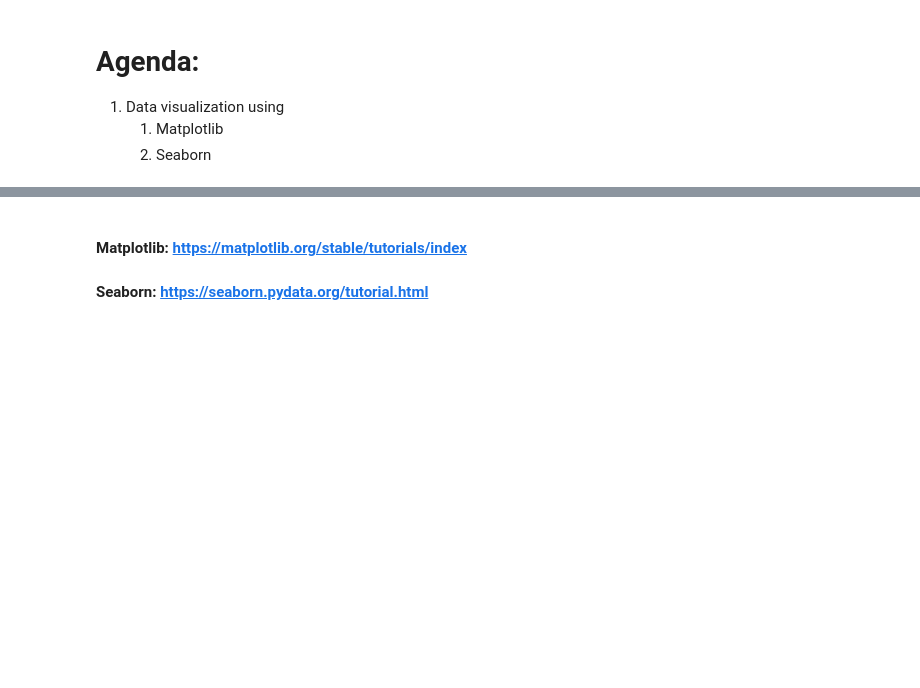
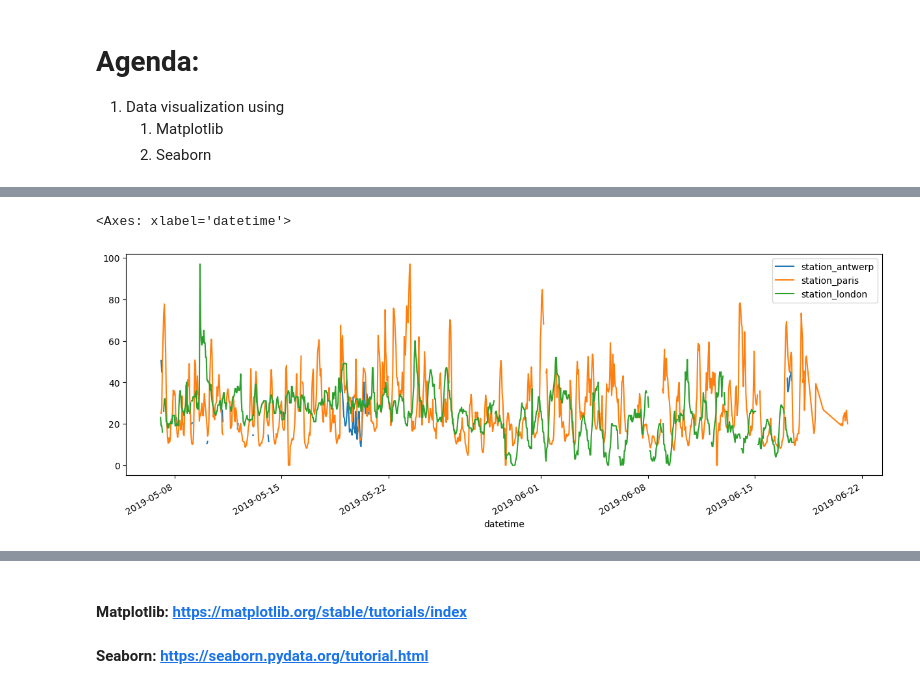
Before and after one commit to gthakurx/Python_AI_ML, a Jupyter notebook: Python_pandas_numpy_session/Session-03/Session_3_2.ipynb, the cells around one changed output, grey strips where cells are left out. Drawn from its saved outputs; the diff is of its cells as text; code cells hidden in the pictures; blank space fills up the shorter version.

```diff
--- a/Python_pandas_numpy_session/Session-03/Session_3_2.ipynb
+++ b/Python_pandas_numpy_session/Session-03/Session_3_2.ipynb
@@ -25,6 +36,13 @@ Negatives:
 # %%
 import pandas as pd
 
 air_quality = pd.read_csv('air_quality_no2.csv', engine='python')
+air_quality.head()
+air_quality['datetime'] = pd.to_datetime(air_quality['datetime'])
+air_quality.set_index('datetime', inplace=True)
 air_quality.plot(figsize=(15, 5))
+# air_quality.plot(figsize=(15, 5))
+# %% [output]
+<Axes: xlabel='datetime'>
+[figure, added]
 # %%
```
Also changed, not shown: parts of 27 cells of this notebook, 4 other files.
